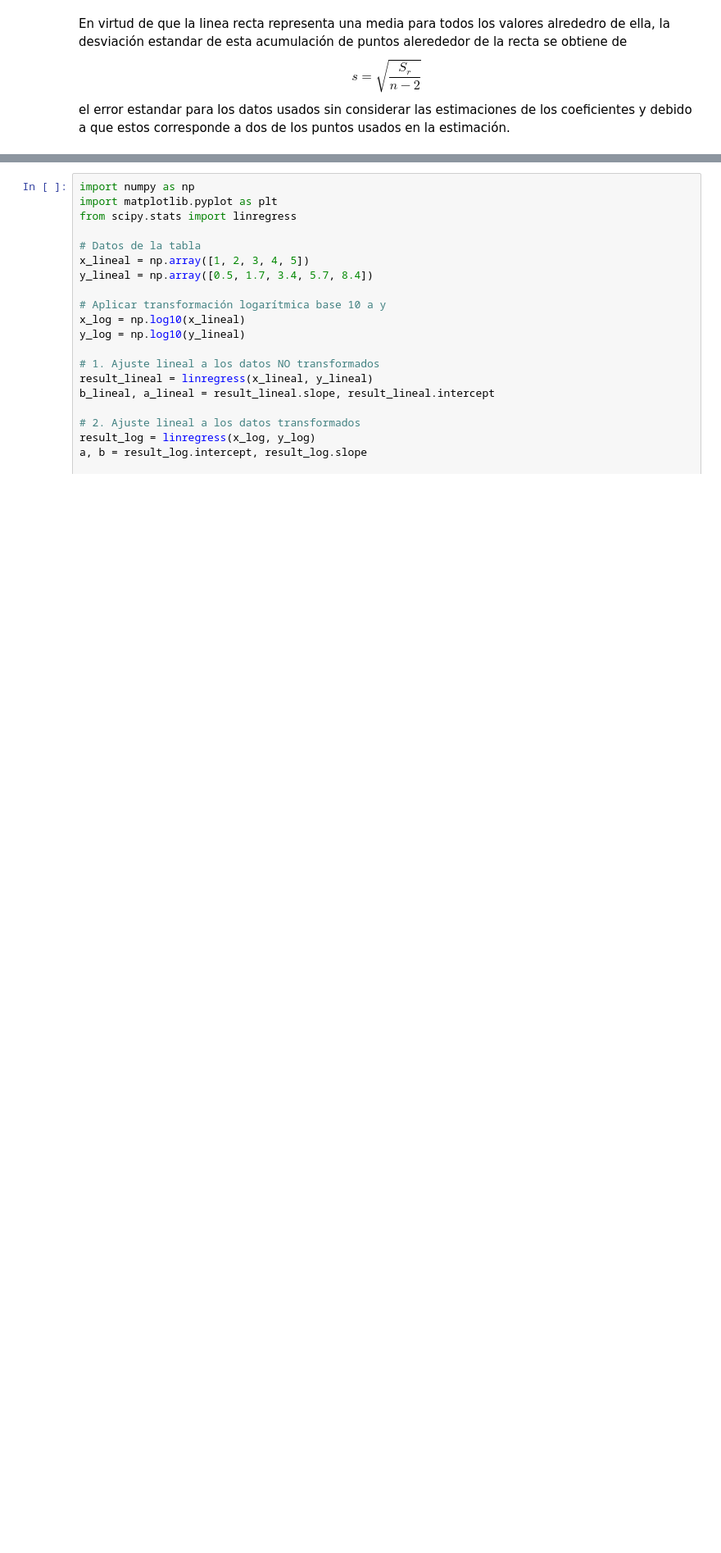
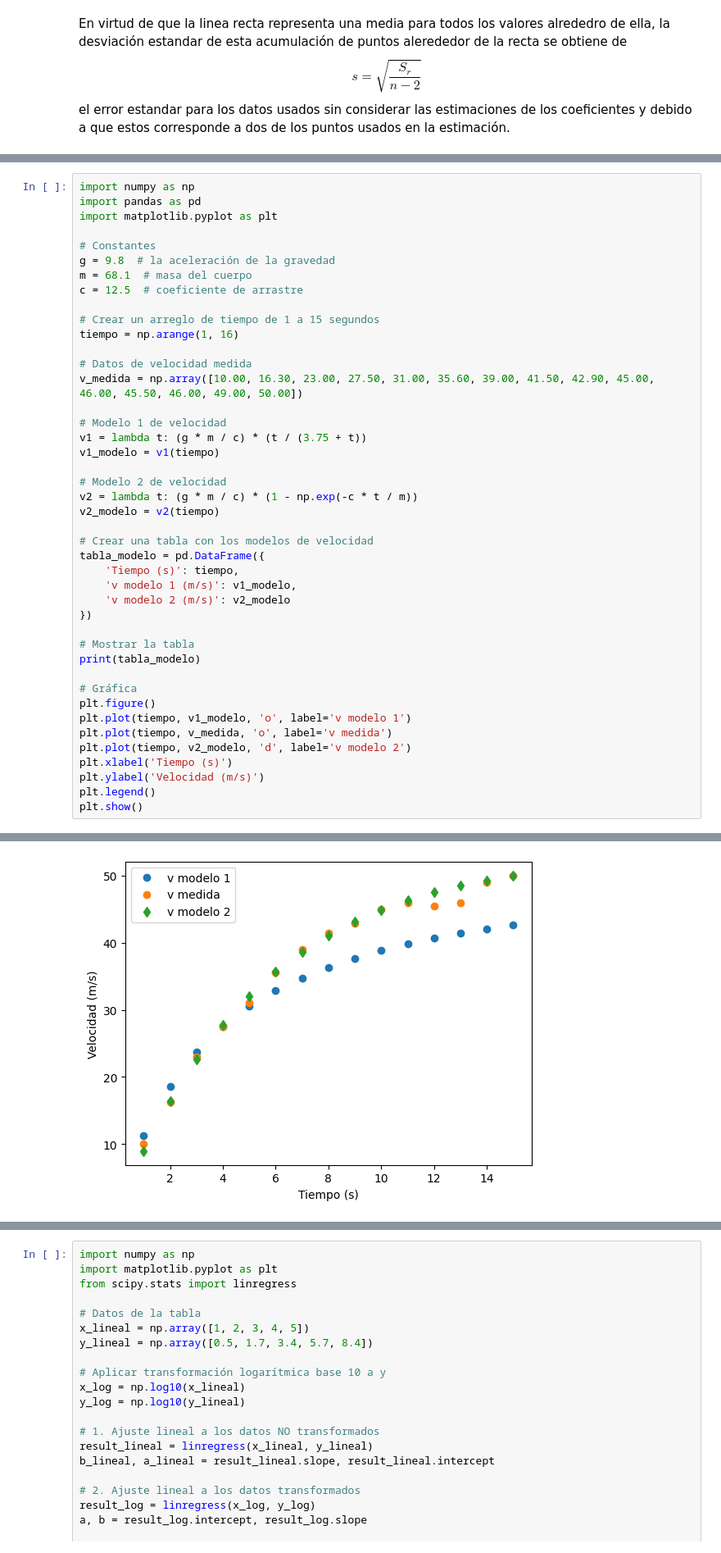
Before and after one commit to ArnaldoHC/Herramientas-Computacionales-Avanzadas, a Jupyter notebook: Clases/Ajustes/Regresion_lineal.ipynb, the cells around one changed output, grey strips where cells are left out. Shown at 82% size. Saved outputs shown, nothing was run; the diff lists cells and outputs as text; blank space fills up the shorter version.

```diff
--- a/Clases/Ajustes/Regresion_lineal.ipynb
+++ b/Clases/Ajustes/Regresion_lineal.ipynb
@@ -84,0 +190,44 @@ el error estandar para los datos usados sin considerar las estimaciones de los c
+# %%
+import numpy as np
+import pandas as pd
+import matplotlib.pyplot as plt
+
+# Constantes
+g = 9.8  # la aceleración de la gravedad
+m = 68.1  # masa del cuerpo
+c = 12.5  # coeficiente de arrastre
+
+# Crear un arreglo de tiempo de 1 a 15 segundos
+tiempo = np.arange(1, 16)
+
+# Datos de velocidad medida
+v_medida = np.array([10.00, 16.30, 23.00, 27.50, 31.00, 35.60, 39.00, 41.50, 42.90, 45.00, 46.00, 45.50, 46.00, 49.00, 50.00])
+
+# Modelo 1 de velocidad
+v1 = lambda t: (g * m / c) * (t / (3.75 + t))
+v1_modelo = v1(tiempo)
+
+# Modelo 2 de velocidad
+v2 = lambda t: (g * m / c) * (1 - np.exp(-c * t / m))
+v2_modelo = v2(tiempo)
+
+# Crear una tabla con los modelos de velocidad
+tabla_modelo = pd.DataFrame({
+    'Tiempo (s)': tiempo,
+    'v modelo 1 (m/s)': v1_modelo,
+    'v modelo 2 (m/s)': v2_modelo
+})
+
+# Mostrar la tabla
+print(tabla_modelo)
+
+# Gráfica
+plt.figure()
+plt.plot(tiempo, v1_modelo, 'o', label='v modelo 1')
+plt.plot(tiempo, v_medida, 'o', label='v medida')
+plt.plot(tiempo, v2_modelo, 'd', label='v modelo 2')
+plt.xlabel('Tiempo (s)')
+plt.ylabel('Velocidad (m/s)')
+plt.legend()
+plt.show()
+# %% [output]
@@ -84,0 +250 @@ el error estandar para los datos usados sin considerar las estimaciones de los c
+[figure, added]
```
Also changed, not shown: parts of 17 cells of this notebook, 1 other file.
